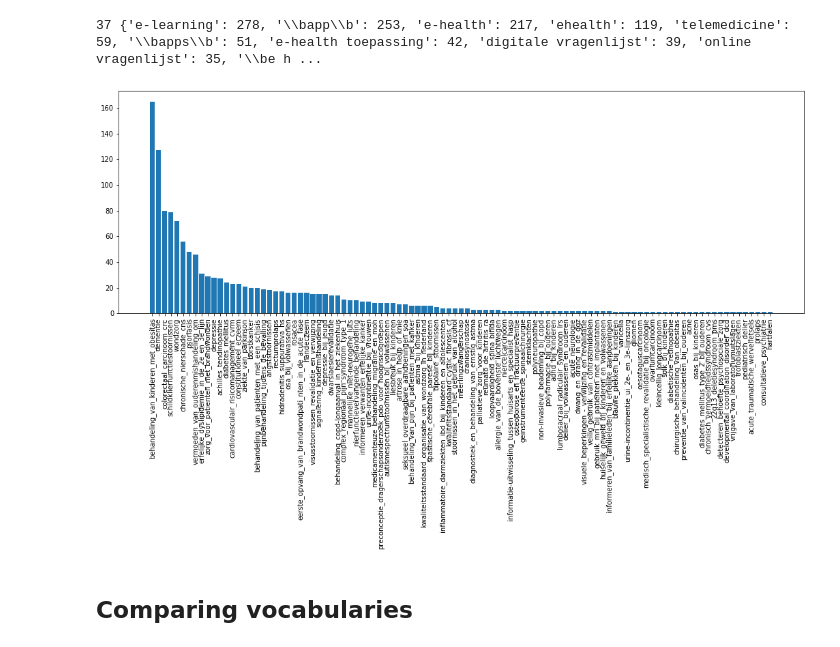
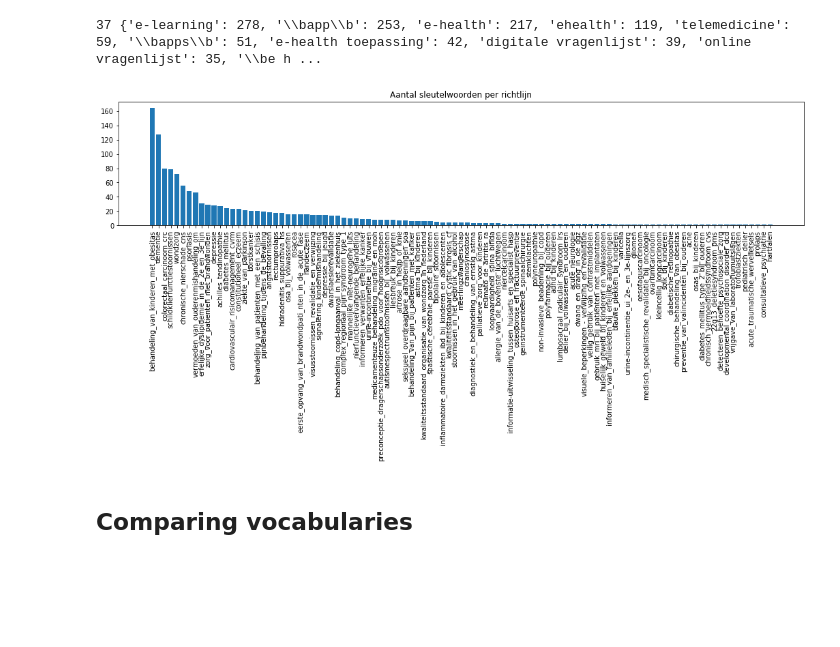
Before and after one commit to przona/notebooks, a Jupyter notebook: text_ranking.ipynb, the cells around one changed output. Cells and saved outputs as stored; diff of their text form; code cells hidden in the pictures; blank space fills up the shorter version.

```diff
--- a/text_ranking.ipynb
+++ b/text_ranking.ipynb
@@ -89,7 +90,8 @@ def make_new_keywords(prefix, suffix_list):
     return(new_keywords)
 
 def expand_keywords(keywords):
-    keywords.extend(["e health", "e health toepassing", "e learning", "tele begeleiding", "tele consultatie", "tele health", "tele medicine", "tele monitoring"])
+    keywords.extend(["e health", "e health toepassing", "e learning", "m health",
+                     "tele begeleiding", "tele consultatie", "tele health", "tele medicine", "tele monitoring"])
     for i in range(0,len(keywords)):
         keywords[i] = keywords[i].strip().lower()
     new_keywords = []
@@ -127,7 +129,7 @@ def find_matching_paragraphs(keywords, paragraphs):
                 for keyword in keywords:
                     if keyword in ["app", "apps"]:
                         keyword = r'\b'+keyword+r'\b'
-                    if re.search("^e ", keyword):
+                    if re.search("^[em] ", keyword):
                         keyword = r'\b'+keyword
                     for dummy in re.findall(keyword, paragraph, flags=re.IGNORECASE):
                         if match == "":
@@ -179,13 +181,15 @@ print(len(keywords_found), {k:keywords_found[k] for k in sorted(keywords_found.k
 # %%
 recommendations = {r:recommendations[r] for r in sorted(recommendations.keys(), key=lambda r:len(recommendations[r].split("#")), reverse=True)}
 
-plt.subplots(figsize=(18,6))
+plt.subplots(figsize=(18,9))
 plt.bar(list(recommendations.keys()), [len(recommendations[r].split('#')) for r in recommendations])
 plt.xticks(rotation=90)
+plt.title("Aantal sleutelwoorden per richtlijn")
+plt.gcf().subplots_adjust(bottom=0.6)
 plt.savefig("plot.png")
 plt.show()
 # %% [output]
-[figure, old version]
+[figure, new version]
 # %% [markdown]
 ## Comparing vocabularies
 # %%
```
Also changed, not shown: parts of 22 cells of this notebook, 2 other files.
